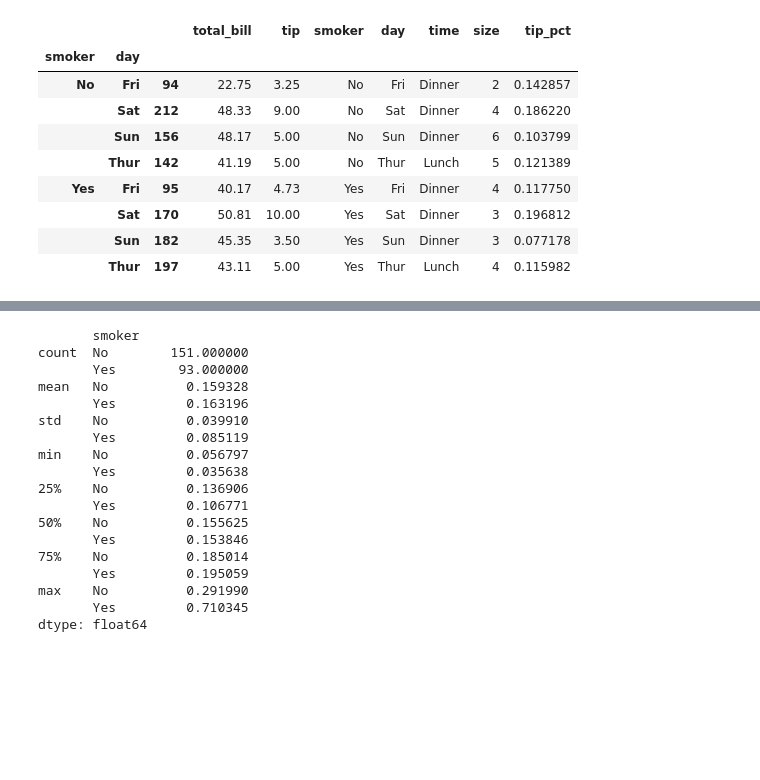
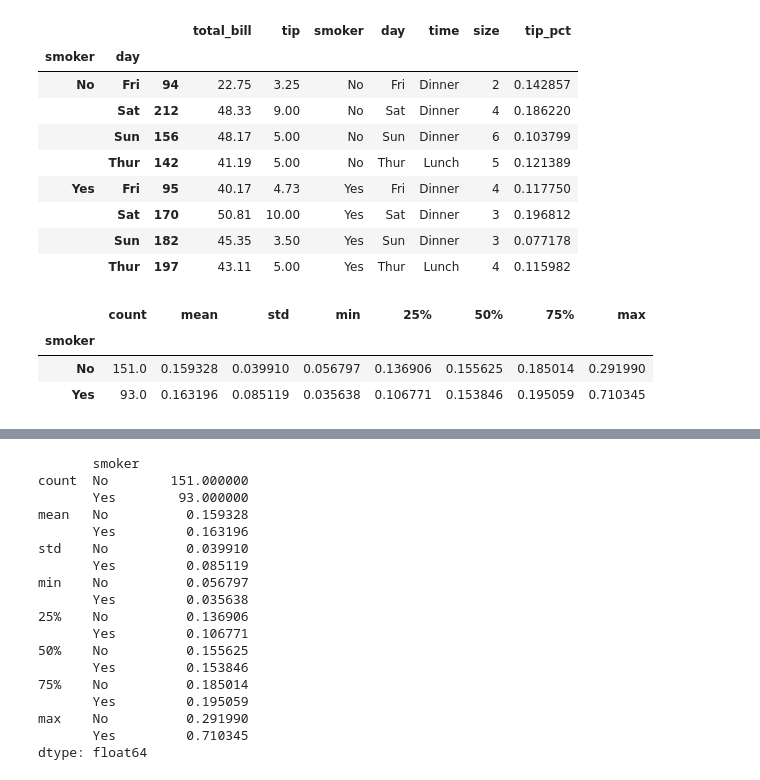
Before and after one commit to rhodapang/Python-for-data-analysis, a Jupyter notebook: ch10 Data Aggregation and group operation.ipynb, the cells around one changed output, grey strips where cells are left out. Drawn from its saved outputs; the diff is of its cells as text; code cells hidden in the pictures; blank space fills up the shorter version.

```diff
--- a/ch10 Data Aggregation and group operation.ipynb
+++ b/ch10 Data Aggregation and group operation.ipynb
@@ -528,3 +528,10 @@ tips.groupby(['smoker','day']).apply(top,n=1,column ='total_bill')
 |  | Sat | 170 | 50.81 | 10.00 | Yes | Sat | Dinner | 3 | 0.196812 |
 |  | Sun | 182 | 45.35 | 3.50 | Yes | Sun | Dinner | 3 | 0.077178 |
 |  | Thur | 197 | 43.11 | 5.00 | Yes | Thur | Lunch | 4 | 0.115982 |
+# %%
+tips.groupby('smoker')['tip_pct'].describe()
+# %% [output]
+|  | count | mean | std | min | 25% | 50% | 75% | max |
+| smoker |  |  |  |  |  |  |  |  |
+| No | 151.0 | 0.159328 | 0.039910 | 0.056797 | 0.136906 | 0.155625 | 0.185014 | 0.291990 |
+| Yes | 93.0 | 0.163196 | 0.085119 | 0.035638 | 0.106771 | 0.153846 | 0.195059 | 0.710345 |
```
Also changed, not shown: parts of 2 cells of this notebook.
